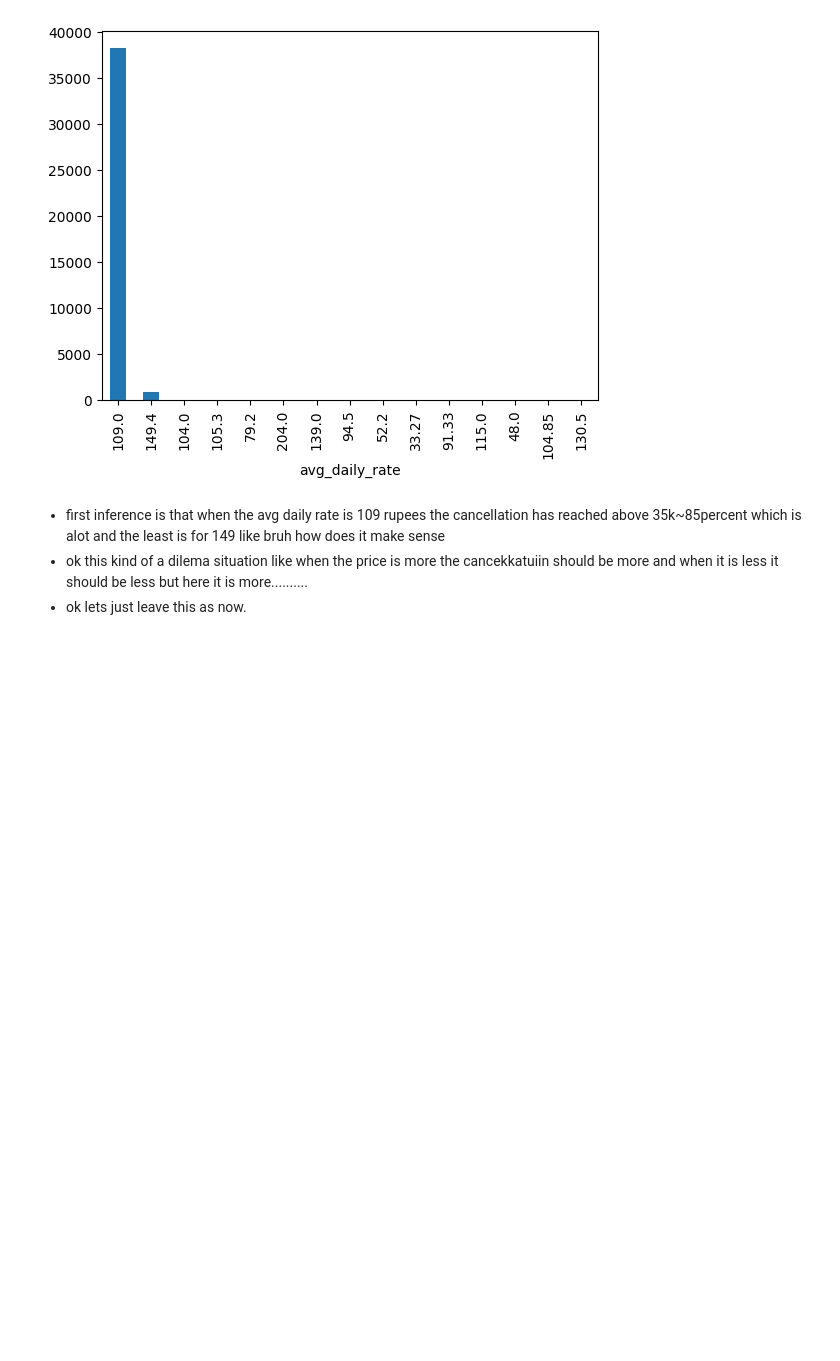
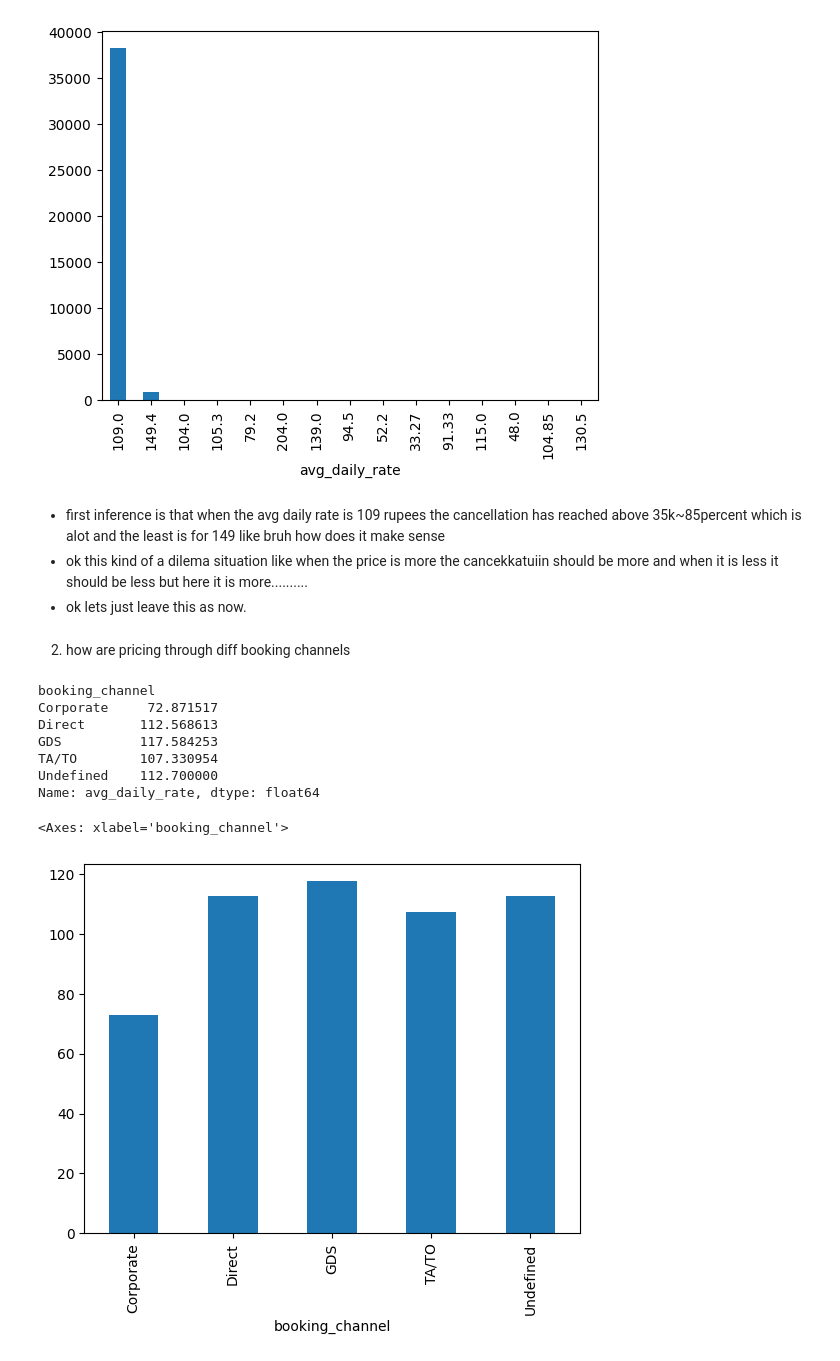
Before and after one commit to mokshithr530/bigdatacheck, a Jupyter notebook: dataset/machintest.ipynb, the cells around one changed output. Drawn from its saved outputs; the diff is of its cells as text; code cells hidden in the pictures; blank space fills up the shorter version.

```diff
--- a/dataset/machintest.ipynb
+++ b/dataset/machintest.ipynb
@@ -787,3 +788,19 @@ check1.plot(kind='bar')
   which is alot and the least is for 149 like bruh how does it make sense
 - ok this kind of a dilema situation like when the price is more the cancekkatuiin should be more and when it is less it should be less but here it is more..........
 - ok lets just leave this as now.
+# %% [markdown]
+2. how are pricing through diff booking channels
+# %%
+check3= dfcl.groupby("booking_channel")["avg_daily_rate"].mean()
+print(check3)
+check3.plot(kind="bar")
+# %% [output]
+booking_channel
+Corporate     72.871517
+Direct       112.568613
+GDS          117.584253
+TA/TO        107.330954
+Undefined    112.700000
+Name: avg_daily_rate, dtype: float64
+<Axes: xlabel='booking_channel'>
+[figure, added]
```
Also changed, not shown: parts of 2 cells of this notebook.
